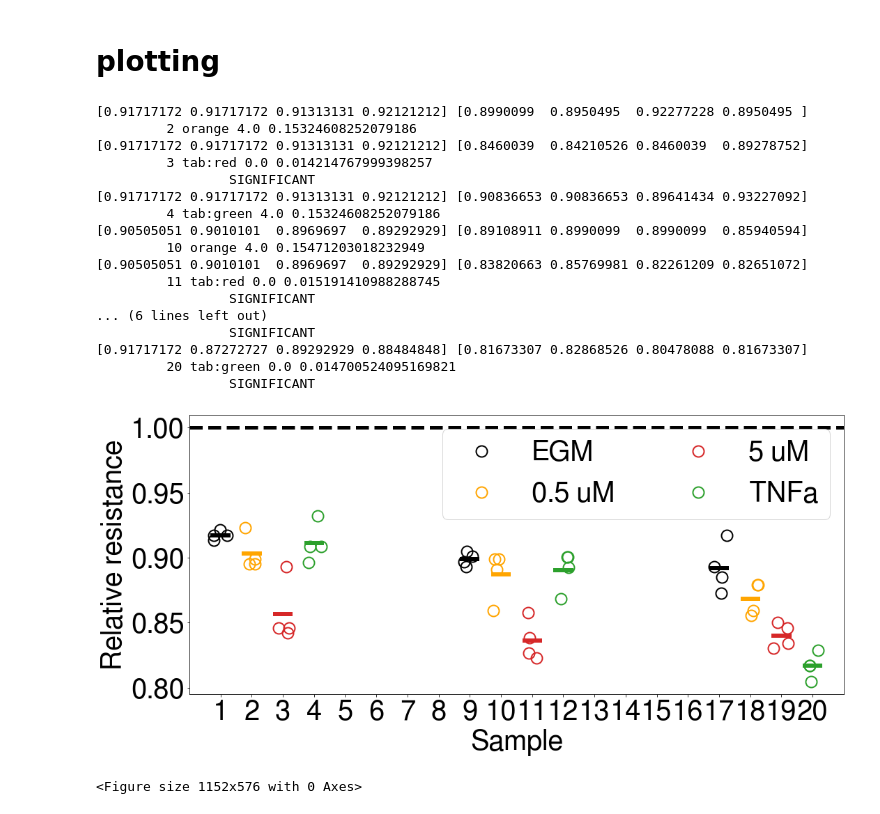
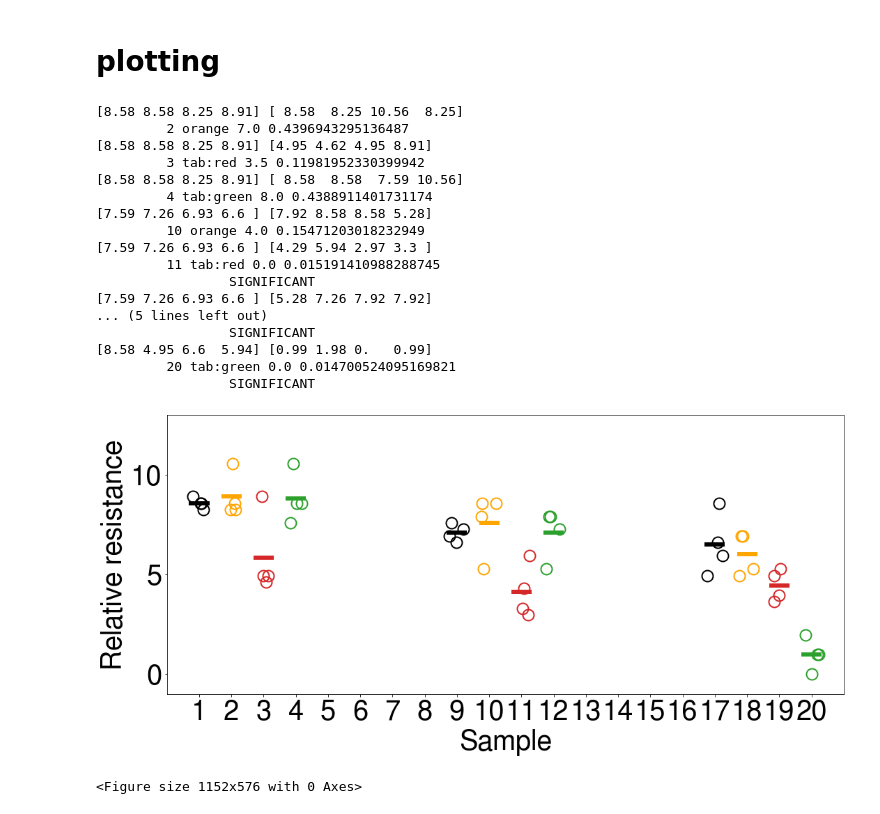
Before and after one commit to adelomana/HUVECs, a Jupyter notebook: TEER/analysis_boxplot.ipynb, the cells around one changed output. Drawn from its saved outputs; the diff is of its cells as text; code cells hidden in the pictures.

```diff
--- a/TEER/analysis_boxplot.ipynb
+++ b/TEER/analysis_boxplot.ipynb
@@ -31,9 +31,8 @@ df
 # %% [markdown]
 ## 2.1. select control
 # %%
-treatment_labels = ['EGM', '0.5 µM', '5 µM', 'TNFa']
+treatment_labels = ['0 um cat', '0.5 um cat', '5 um cat', 'TNFa']
 treatment_colors = ['black', 'orange', 'red', 'green']
-experiment_to_analyze = 68
 time_points = [1, 4, 24]
 # %%
 plotting_values = []
@@ -43,24 +42,15 @@ for time_point in time_points:
 
         tl = treatment_labels[i]
         tc = treatment_colors[i]
-        print(experiment_to_analyze, time_point, tl)
+        print(time_point, tl)
 
-        reference = df[(df['Experiment'] == experiment_to_analyze) & (df['Treatment'] == tl) & (df['Timepoint (h)'] == 0)]
-        sub = df[(df['Experiment'] == experiment_to_analyze) & (df['Treatment'] == tl) & (df['Timepoint (h)'] == time_point)]
+        sub = df[(df['condition'] == tl) & (df['time'] == time_point)]
 
-        print(reference)
         print(sub)
 
-        r = numpy.median(reference['TEER (Ohm*cm2)'].values)
-        v = sub['TEER (Ohm*cm2)'].values
-        print('values', r, v, numpy.mean(v))
+        v = sub['ohms * cm2'].values
+        plotting_values.append(v)
 
-        relative_values = v / r
-
-        print('relative values', relative_values, numpy.mean(relative_values))
-
-        label = str(tl) + '_' + str(time_point)
-        plotting_values.append(relative_values)
-
-        print('\n--------------------')
+        print('values', v, numpy.median(v))
+        print('\n------------------')
 # %% [output]
@@ -88,8 +78,6 @@ plotting_colors = ['black', 'orange', 'tab:red', 'tab:green', 'black', 'orange',
 epsi = 0.25
 pos = 0
 wide = epsi*2
-
-matplotlib.pyplot.axhline(y=1, color='black', ls='--', lw=5)
 
 for i in range(len(plotting_values)):
     pos = pos + 1
@@ -114,50 +102,55 @@ for i in range(len(plotting_values)):
         print(background, plotting_values[i])
         umws, pvalue = scipy.stats.mannwhitneyu(background, plotting_values[i])
         print('\t', pos, plotting_colors[i], umws, pvalue)
         if pvalue < 0.01:
             print('\t\t VERY')
         if pvalue < 0.05:
             print('\t\t SIGNIFICANT')
 
     # adjust the blocks
     if (i+1)%4 == 0:
         pos = pos + 4
 
-# legend
-matplotlib.pyplot.plot(-1, 0.95, 'o', markersize=16, markerfacecolor='None', markeredgewidth=2, markeredgecolor='black', label='EGM')
-matplotlib.pyplot.plot(-1, 0.95, 'o', markersize=16, markerfacecolor='None', markeredgewidth=2, markeredgecolor='orange', label='0.5 uM')
-matplotlib.pyplot.plot(-1, 0.95, 'o', markersize=16, markerfacecolor='None', markeredgewidth=2, markeredgecolor='tab:red', label='5 uM')
-matplotlib.pyplot.plot(-1, 0.95, 'o', markersize=16, markerfacecolor='None', markeredgewidth=2, markeredgecolor='tab:green', label='TNFa')
+# # legend
+# matplotlib.pyplot.plot(-1, 0.95, 'o', markersize=16, markerfacecolor='None', markeredgewidth=2, markeredgecolor='black', label='EGM')
+# matplotlib.pyplot.plot(-1, 0.95, 'o', markersize=16, markerfacecolor='None', markeredgewidth=2, markeredgecolor='orange', label='0.5 uM')
+# matplotlib.pyplot.plot(-1, 0.95, 'o', markersize=16, markerfacecolor='None', markeredgewidth=2, markeredgecolor='tab:red', label='5 uM')
+# matplotlib.pyplot.plot(-1, 0.95, 'o', markersize=16, markerfacecolor='None', markeredgewidth=2, markeredgecolor='tab:green', label='TNFa')
 
-matplotlib.pyplot.legend(loc=1, ncol=2)
+# matplotlib.pyplot.legend(loc=3, ncol=2)
 
 matplotlib.pyplot.xlim(0, 21)
+matplotlib.pyplot.ylim(-1, 13)
 
 # end
 matplotlib.pyplot.xlabel('Sample')
 matplotlib.pyplot.ylabel('Relative resistance')
 
 matplotlib.pyplot.tight_layout()
+
+### these two lines are exclusive
 matplotlib.pyplot.show()
-matplotlib.pyplot.savefig('permeability.svg')
+#matplotlib.pyplot.savefig('permeability.svg')
+### end of lines exclusivity
+
 matplotlib.pyplot.clf()
 # %% [output]
-[0.91717172 0.91717172 0.91313131 0.92121212] [0.8990099  0.8950495  0.92277228 0.8950495 ]
-         2 orange 4.0 0.15324608252079186
-[0.91717172 0.91717172 0.91313131 0.92121212] [0.8460039  0.84210526 0.8460039  0.89278752]
-         3 tab:red 0.0 0.014214767999398257
-                 SIGNIFICANT
-[0.91717172 0.91717172 0.91313131 0.92121212] [0.90836653 0.90836653 0.89641434 0.93227092]
-         4 tab:green 4.0 0.15324608252079186
-[0.90505051 0.9010101  0.8969697  0.89292929] [0.89108911 0.8990099  0.8990099  0.85940594]
+[8.58 8.58 8.25 8.91] [ 8.58  8.25 10.56  8.25]
+         2 orange 7.0 0.4396943295136487
+[8.58 8.58 8.25 8.91] [4.95 4.62 4.95 8.91]
+         3 tab:red 3.5 0.11981952330399942
+[8.58 8.58 8.25 8.91] [ 8.58  8.58  7.59 10.56]
+         4 tab:green 8.0 0.4388911401731174
+[7.59 7.26 6.93 6.6 ] [7.92 8.58 8.58 5.28]
          10 orange 4.0 0.15471203018232949
-[0.90505051 0.9010101  0.8969697  0.89292929] [0.83820663 0.85769981 0.82261209 0.82651072]
+[7.59 7.26 6.93 6.6 ] [4.29 5.94 2.97 3.3 ]
          11 tab:red 0.0 0.015191410988288745
                  SIGNIFICANT
-... (6 lines left out)
+[7.59 7.26 6.93 6.6 ] [5.28 7.26 7.92 7.92]
+... (5 lines left out)
                  SIGNIFICANT
-[0.91717172 0.87272727 0.89292929 0.88484848] [0.81673307 0.82868526 0.80478088 0.81673307]
+[8.58 4.95 6.6  5.94] [0.99 1.98 0.   0.99]
          20 tab:green 0.0 0.014700524095169821
                  SIGNIFICANT
-[figure, old version]
+[figure, new version]
 <Figure size 1152x576 with 0 Axes>
```
Also changed, not shown: parts of 3 cells of this notebook, 1 other file.
